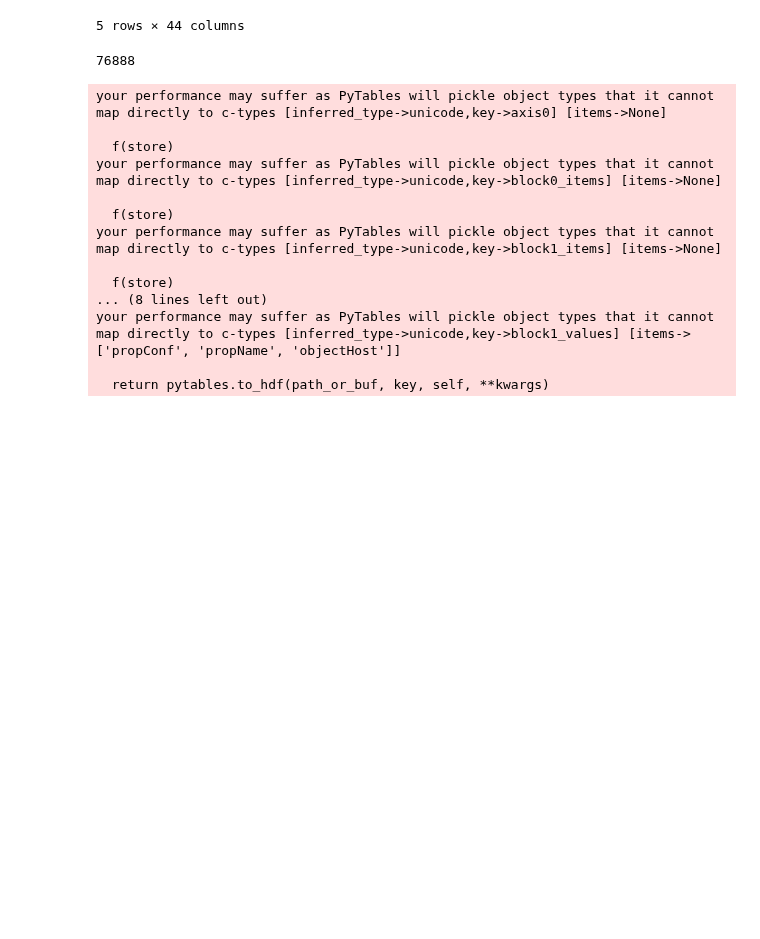
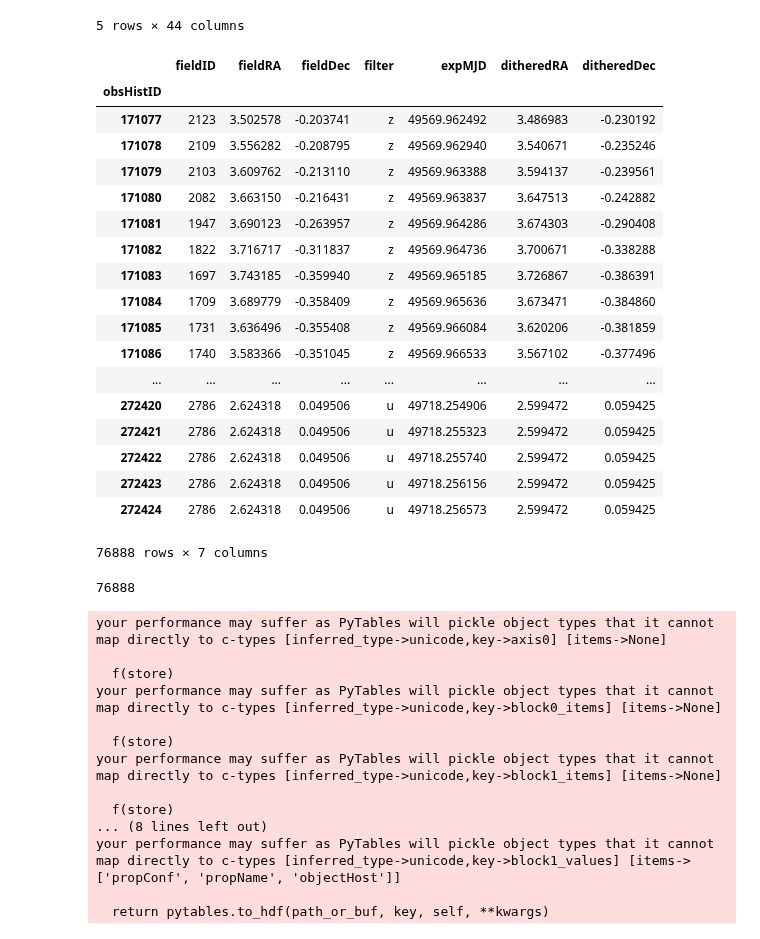
Before and after one commit to LSSTDESC/OpSimSummary, a Jupyter notebook: example/OpSimOutput_examples.ipynb, the cells around one changed output. Saved outputs shown, nothing was run; the diff lists cells and outputs as text; code cells hidden in the pictures; blank space fills up the shorter version.

```diff
--- a/example/OpSimOutput_examples.ipynb
+++ b/example/OpSimOutput_examples.ipynb
@@ -60,6 +82,28 @@ opout.summary.head()
 | 171080 | 1189 | 364 | 2082 | 3.663150 | -0.216431 | z | 18745675 | 49569.963837 | 217 | 34.0 | ... |
 | 171081 | 1189 | 364 | 1947 | 3.690123 | -0.263957 | z | 18745714 | 49569.964286 | 217 | 34.0 | ... |
 5 rows × 44 columns
+# %%
+opout.summary[['fieldID', 'fieldRA', 'fieldDec', 'filter', 'expMJD', 'ditheredRA', 'ditheredDec']]
+# %% [output]
+|  | fieldID | fieldRA | fieldDec | filter | expMJD | ditheredRA | ditheredDec |
+| obsHistID |  |  |  |  |  |  |  |
+| 171077 | 2123 | 3.502578 | -0.203741 | z | 49569.962492 | 3.486983 | -0.230192 |
+| 171078 | 2109 | 3.556282 | -0.208795 | z | 49569.962940 | 3.540671 | -0.235246 |
+| 171079 | 2103 | 3.609762 | -0.213110 | z | 49569.963388 | 3.594137 | -0.239561 |
+| 171080 | 2082 | 3.663150 | -0.216431 | z | 49569.963837 | 3.647513 | -0.242882 |
+| 171081 | 1947 | 3.690123 | -0.263957 | z | 49569.964286 | 3.674303 | -0.290408 |
+| 171082 | 1822 | 3.716717 | -0.311837 | z | 49569.964736 | 3.700671 | -0.338288 |
+| 171083 | 1697 | 3.743185 | -0.359940 | z | 49569.965185 | 3.726867 | -0.386391 |
+| 171084 | 1709 | 3.689779 | -0.358409 | z | 49569.965636 | 3.673471 | -0.384860 |
+| 171085 | 1731 | 3.636496 | -0.355408 | z | 49569.966084 | 3.620206 | -0.381859 |
+| 171086 | 1740 | 3.583366 | -0.351045 | z | 49569.966533 | 3.567102 | -0.377496 |
+| ... | ... | ... | ... | ... | ... | ... | ... |
+| 272420 | 2786 | 2.624318 | 0.049506 | u | 49718.254906 | 2.599472 | 0.059425 |
+| 272421 | 2786 | 2.624318 | 0.049506 | u | 49718.255323 | 2.599472 | 0.059425 |
+| 272422 | 2786 | 2.624318 | 0.049506 | u | 49718.255740 | 2.599472 | 0.059425 |
+| 272423 | 2786 | 2.624318 | 0.049506 | u | 49718.256156 | 2.599472 | 0.059425 |
+| 272424 | 2786 | 2.624318 | 0.049506 | u | 49718.256573 | 2.599472 | 0.059425 |
+76888 rows × 7 columns
 # %%
 print(len(opout.summary))
 # %% [output]
```
Also changed, not shown: parts of 2 cells of this notebook.
